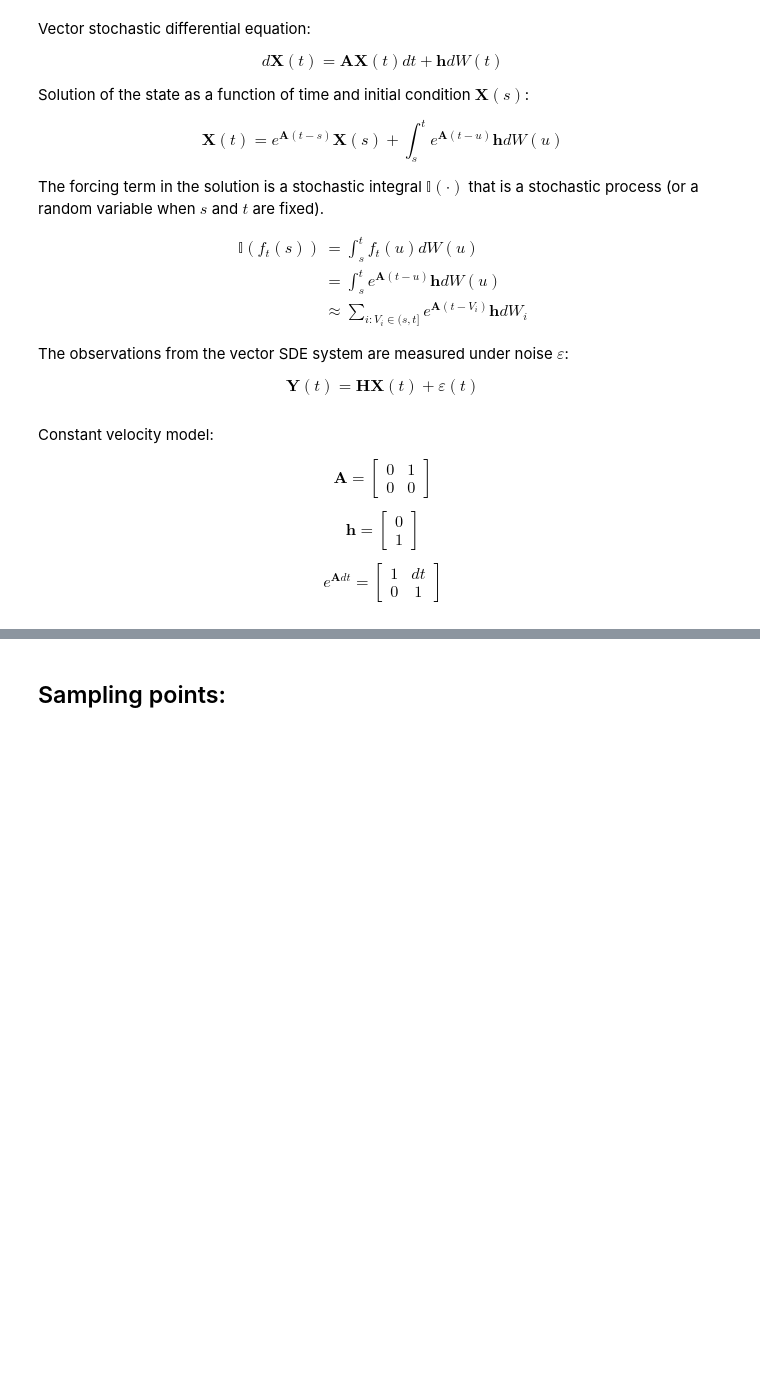
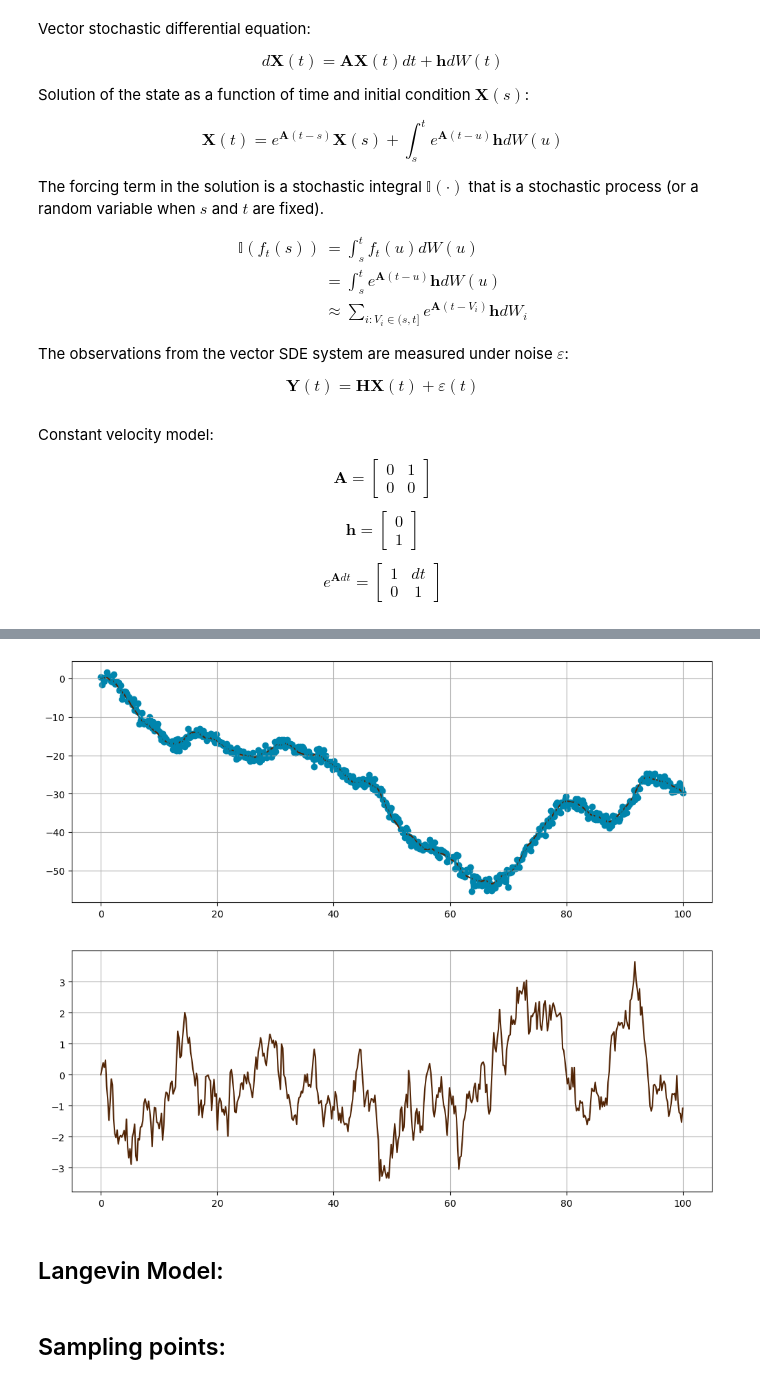
Before and after one commit to yamankindap/models, a Jupyter notebook: ssms.ipynb, the cells around one changed output, grey strips where cells are left out. Saved outputs shown, nothing was run; the diff lists cells and outputs as text; code cells hidden in the pictures; blank space fills up the shorter version.

```diff
--- a/ssms.ipynb
+++ b/ssms.ipynb
@@ -95,0 +205,16 @@ class SimpleFunction(TransitionMatrix):
+# %%
+fig, ax = plt.subplots(nrows=2, figsize=(12,10))
+
+ax[0].plot(T, x[:,0,:], color="#522506")
+ax[0].scatter(T, y[:,0,:], color="#0085ad")
+ax[0].plot(T, y[:,0,:], color="#0085ad")
+ax[0].grid(True)
+
+ax[1].plot(T, x[:,1,:], color="#522506")
+ax[1].grid(True)
+
+plt.show()
+# %% [output]
+[figure, added]
+# %% [markdown]
+## Langevin Model:
```
Also changed, not shown: parts of 37 cells of this notebook, 1 other file.
